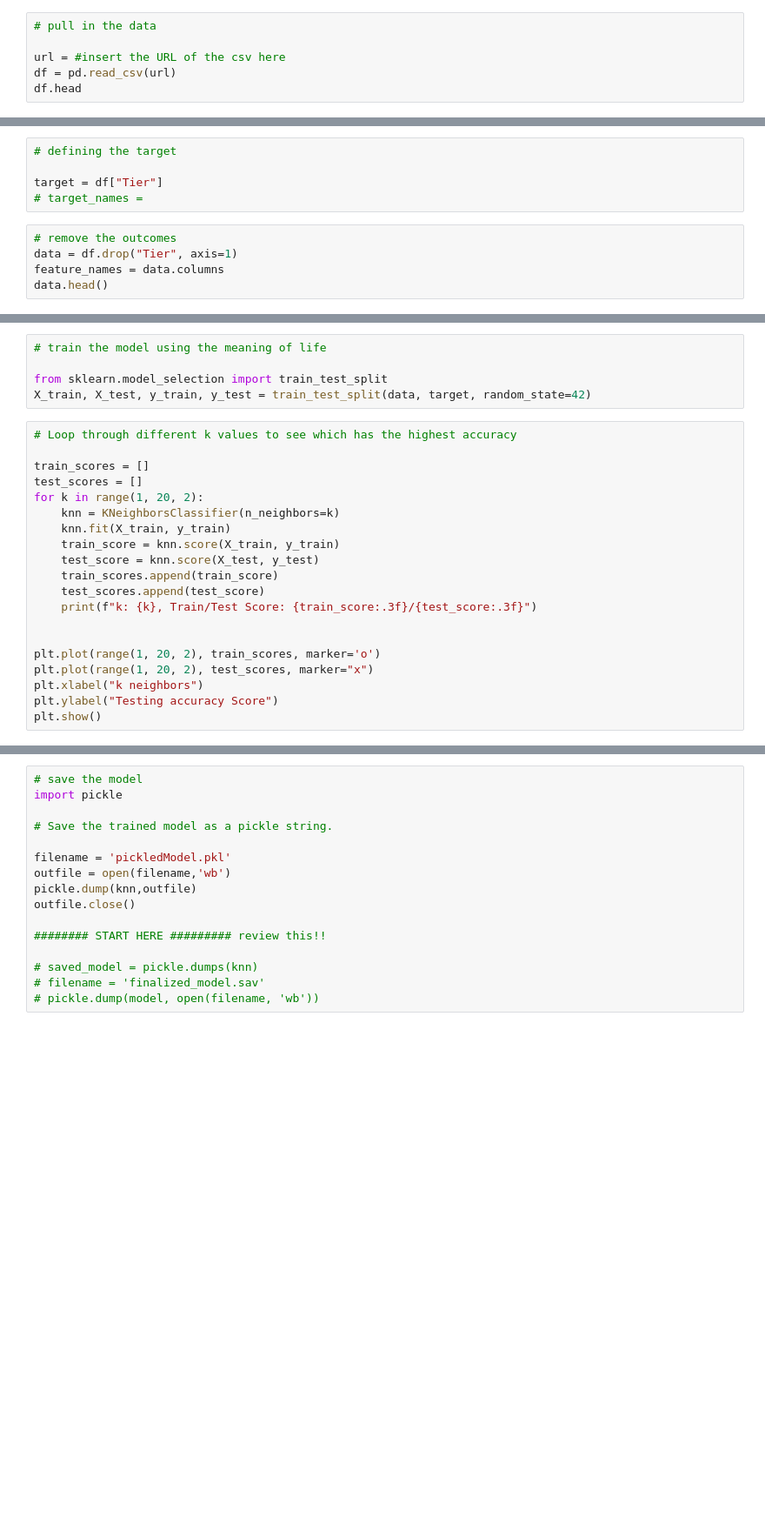
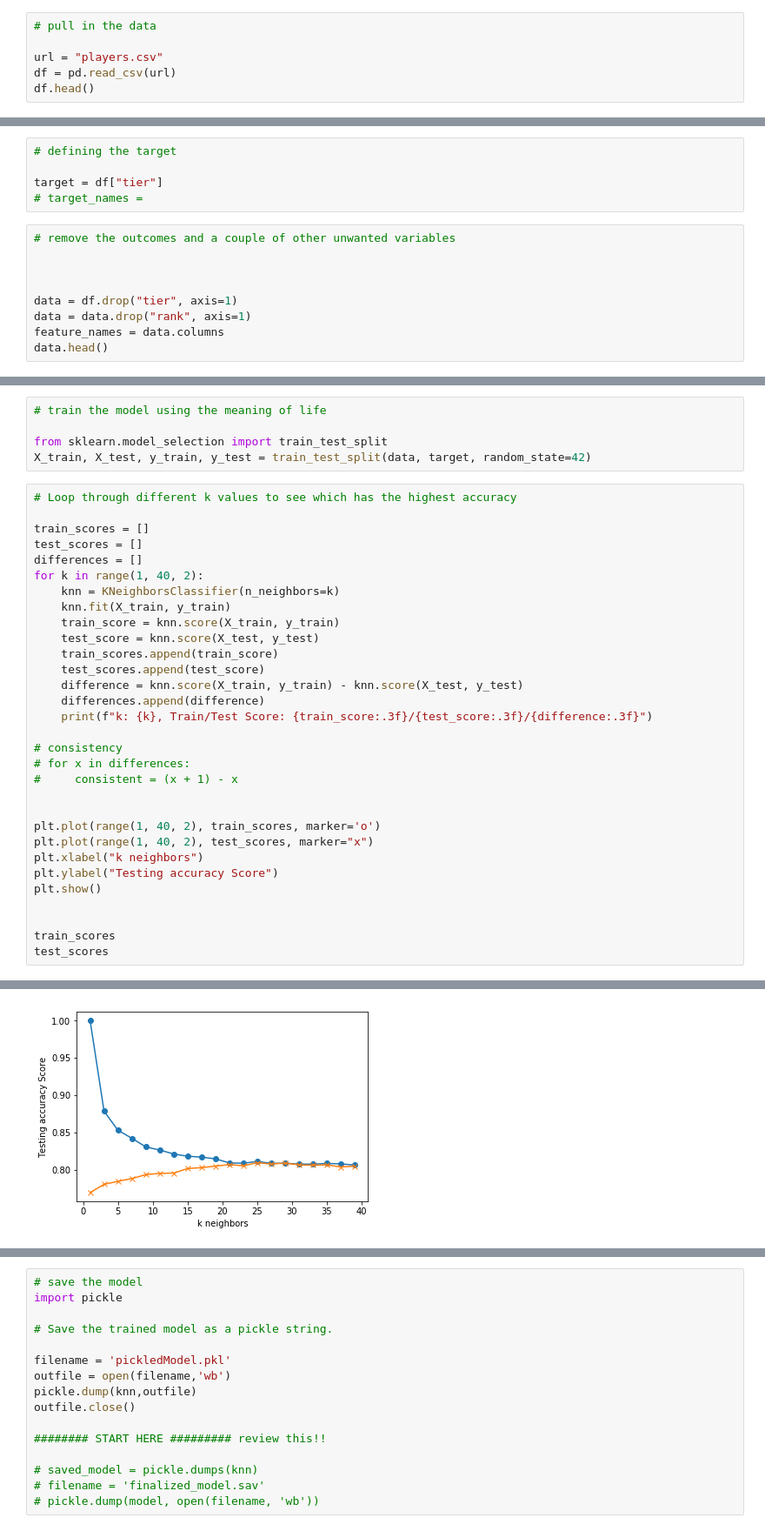
Before and after one commit to luwoldy/lolpredict, a Jupyter notebook: Model.ipynb, the cells around one changed output, grey strips where cells are left out. Shown at 87% size. Drawn from its saved outputs; the diff is of its cells as text; blank space fills up the shorter version.

```diff
--- a/Model.ipynb
+++ b/Model.ipynb
@@ -9,6 +9,6 @@ import pickle
 # %%
 # pull in the data
 
-url = #insert the URL of the csv here
+url = "players.csv"
 df = pd.read_csv(url)
-df.head
+df.head()
@@ -15,10 +22,14 @@ df.head
 # %%
 # defining the target
 
-target = df["Tier"]
+target = df["tier"]
 # target_names =
 # %%
-# remove the outcomes
-data = df.drop("Tier", axis=1)
+# remove the outcomes and a couple of other unwanted variables
+
+
+
+data = df.drop("tier", axis=1)
+data = data.drop("rank", axis=1)
 feature_names = data.columns
 data.head()
@@ -32,18 +50,30 @@ X_train, X_test, y_train, y_test = train_test_split(data, target, random_state=4
 
 train_scores = []
 test_scores = []
-for k in range(1, 20, 2):
+differences = []
+for k in range(1, 40, 2):
     knn = KNeighborsClassifier(n_neighbors=k)
     knn.fit(X_train, y_train)
     train_score = knn.score(X_train, y_train)
     test_score = knn.score(X_test, y_test)
     train_scores.append(train_score)
     test_scores.append(test_score)
-    print(f"k: {k}, Train/Test Score: {train_score:.3f}/{test_score:.3f}")
+    difference = knn.score(X_train, y_train) - knn.score(X_test, y_test)
+    differences.append(difference)
+    print(f"k: {k}, Train/Test Score: {train_score:.3f}/{test_score:.3f}/{difference:.3f}")
+
+# consistency
+# for x in differences:
+#     consistent = (x + 1) - x
 
 
-plt.plot(range(1, 20, 2), train_scores, marker='o')
-plt.plot(range(1, 20, 2), test_scores, marker="x")
+plt.plot(range(1, 40, 2), train_scores, marker='o')
+plt.plot(range(1, 40, 2), test_scores, marker="x")
 plt.xlabel("k neighbors")
 plt.ylabel("Testing accuracy Score")
 plt.show()
+
+
+train_scores
+test_scores
+# %% [output]
@@ -49,0 +100 @@ plt.show()
+[figure, added]
```
Also changed, not shown: parts of 4 cells of this notebook, 5 other files.
